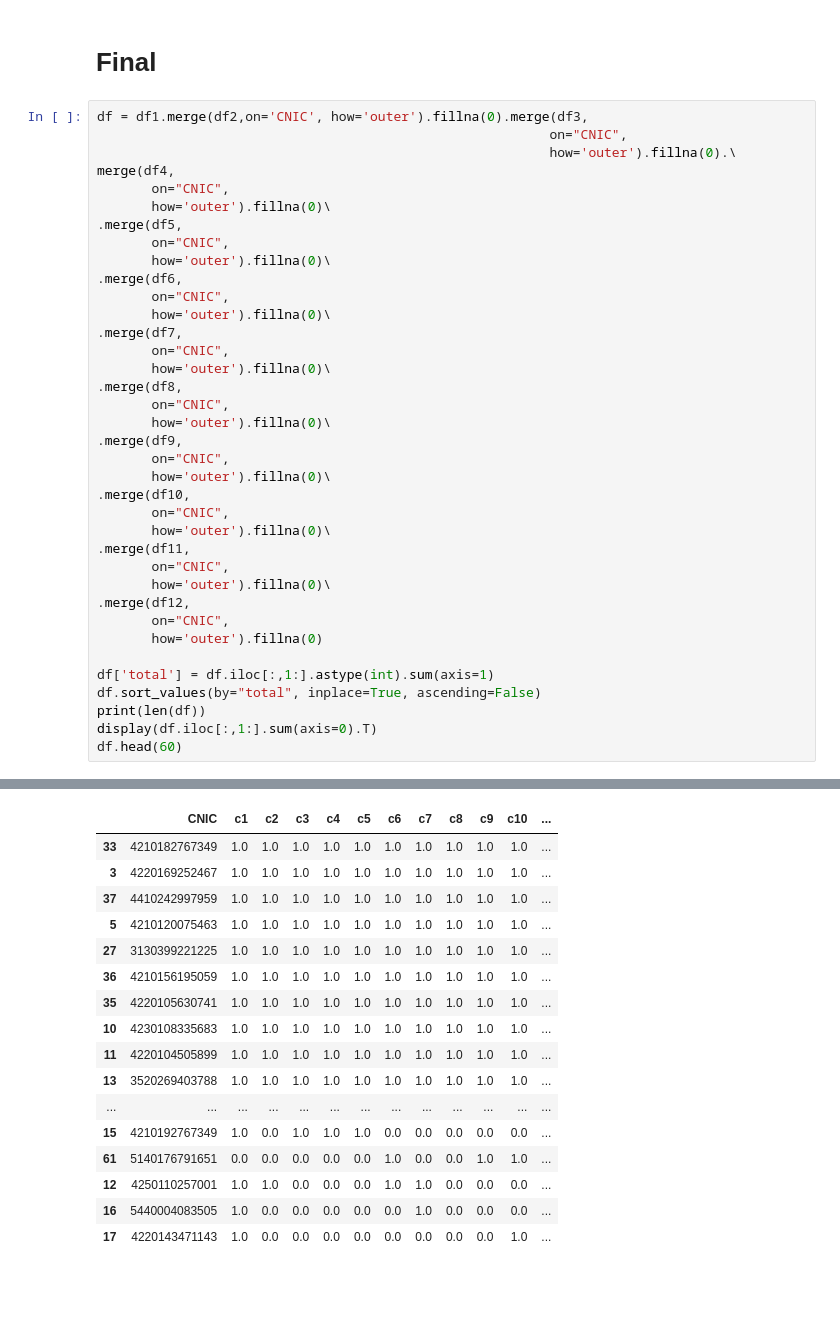
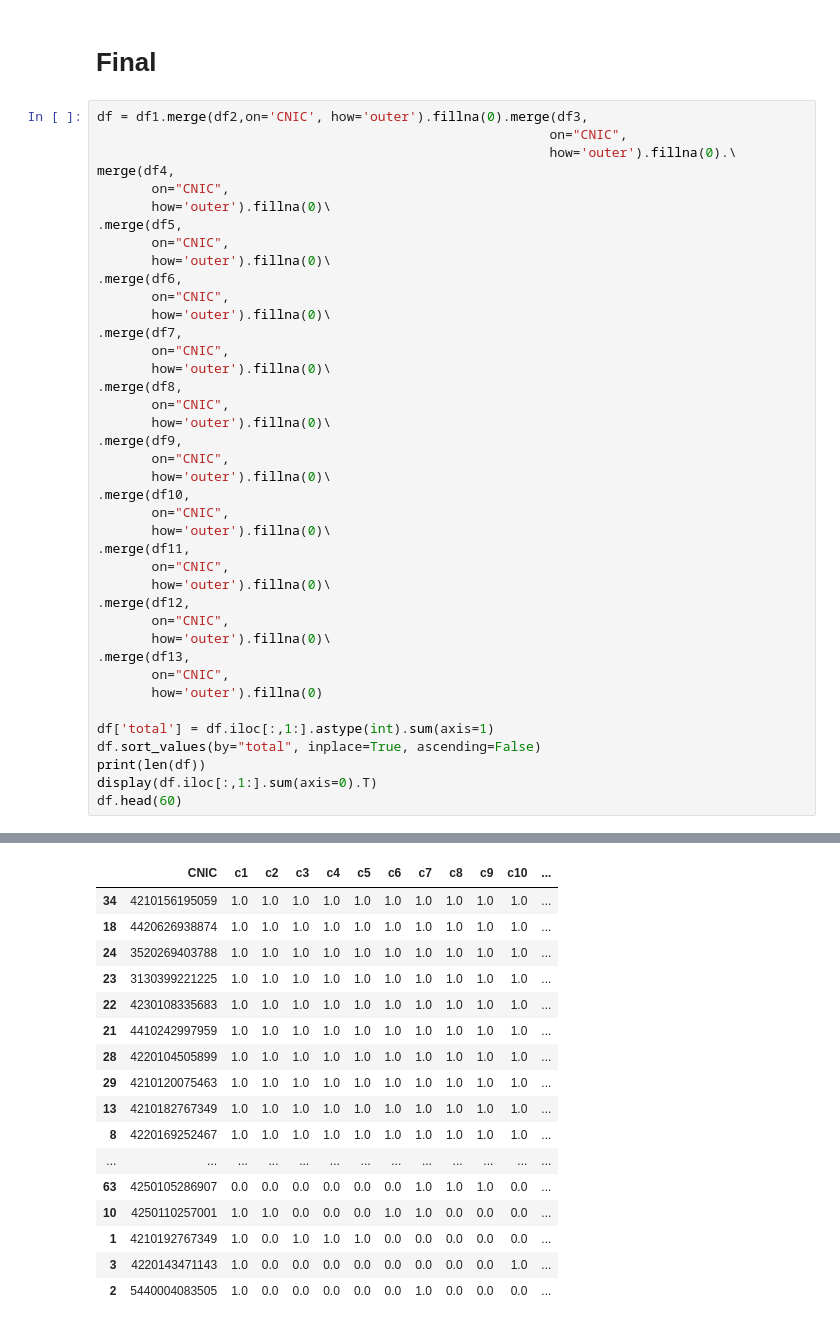
Before and after one commit to EnggQasim/NED_ML_batch3, a Jupyter notebook: attendance.ipynb, the cells around one changed output, grey strips where cells are left out. Drawn from its saved outputs; the diff is of its cells as text; blank space fills up the shorter version.

```diff
--- a/attendance.ipynb
+++ b/attendance.ipynb
@@ -2195,6 +2380,9 @@ merge(df4,
        how='outer').fillna(0)\
 .merge(df12,
        on="CNIC",
+       how='outer').fillna(0)\
+.merge(df13,
+       on="CNIC",
        how='outer').fillna(0)
 
 df['total'] = df.iloc[:,1:].astype(int).sum(axis=1)
@@ -2220,20 +2409,20 @@ total    553.0
 dtype: float64
 |  | CNIC | c1 | c2 | c3 | c4 | c5 | c6 | c7 | c8 | c9 | c10 | ... |
-| 33 | 4210182767349 | 1.0 | 1.0 | 1.0 | 1.0 | 1.0 | 1.0 | 1.0 | 1.0 | 1.0 | 1.0 | ... |
-| 3 | 4220169252467 | 1.0 | 1.0 | 1.0 | 1.0 | 1.0 | 1.0 | 1.0 | 1.0 | 1.0 | 1.0 | ... |
-| 37 | 4410242997959 | 1.0 | 1.0 | 1.0 | 1.0 | 1.0 | 1.0 | 1.0 | 1.0 | 1.0 | 1.0 | ... |
-| 5 | 4210120075463 | 1.0 | 1.0 | 1.0 | 1.0 | 1.0 | 1.0 | 1.0 | 1.0 | 1.0 | 1.0 | ... |
-| 27 | 3130399221225 | 1.0 | 1.0 | 1.0 | 1.0 | 1.0 | 1.0 | 1.0 | 1.0 | 1.0 | 1.0 | ... |
-| 36 | 4210156195059 | 1.0 | 1.0 | 1.0 | 1.0 | 1.0 | 1.0 | 1.0 | 1.0 | 1.0 | 1.0 | ... |
-| 35 | 4220105630741 | 1.0 | 1.0 | 1.0 | 1.0 | 1.0 | 1.0 | 1.0 | 1.0 | 1.0 | 1.0 | ... |
-| 10 | 4230108335683 | 1.0 | 1.0 | 1.0 | 1.0 | 1.0 | 1.0 | 1.0 | 1.0 | 1.0 | 1.0 | ... |
-| 11 | 4220104505899 | 1.0 | 1.0 | 1.0 | 1.0 | 1.0 | 1.0 | 1.0 | 1.0 | 1.0 | 1.0 | ... |
-| 13 | 3520269403788 | 1.0 | 1.0 | 1.0 | 1.0 | 1.0 | 1.0 | 1.0 | 1.0 | 1.0 | 1.0 | ... |
+| 34 | 4210156195059 | 1.0 | 1.0 | 1.0 | 1.0 | 1.0 | 1.0 | 1.0 | 1.0 | 1.0 | 1.0 | ... |
+| 18 | 4420626938874 | 1.0 | 1.0 | 1.0 | 1.0 | 1.0 | 1.0 | 1.0 | 1.0 | 1.0 | 1.0 | ... |
+| 24 | 3520269403788 | 1.0 | 1.0 | 1.0 | 1.0 | 1.0 | 1.0 | 1.0 | 1.0 | 1.0 | 1.0 | ... |
+| 23 | 3130399221225 | 1.0 | 1.0 | 1.0 | 1.0 | 1.0 | 1.0 | 1.0 | 1.0 | 1.0 | 1.0 | ... |
+| 22 | 4230108335683 | 1.0 | 1.0 | 1.0 | 1.0 | 1.0 | 1.0 | 1.0 | 1.0 | 1.0 | 1.0 | ... |
+| 21 | 4410242997959 | 1.0 | 1.0 | 1.0 | 1.0 | 1.0 | 1.0 | 1.0 | 1.0 | 1.0 | 1.0 | ... |
+| 28 | 4220104505899 | 1.0 | 1.0 | 1.0 | 1.0 | 1.0 | 1.0 | 1.0 | 1.0 | 1.0 | 1.0 | ... |
+| 29 | 4210120075463 | 1.0 | 1.0 | 1.0 | 1.0 | 1.0 | 1.0 | 1.0 | 1.0 | 1.0 | 1.0 | ... |
+| 13 | 4210182767349 | 1.0 | 1.0 | 1.0 | 1.0 | 1.0 | 1.0 | 1.0 | 1.0 | 1.0 | 1.0 | ... |
+| 8 | 4220169252467 | 1.0 | 1.0 | 1.0 | 1.0 | 1.0 | 1.0 | 1.0 | 1.0 | 1.0 | 1.0 | ... |
 | ... | ... | ... | ... | ... | ... | ... | ... | ... | ... | ... | ... | ... |
-| 15 | 4210192767349 | 1.0 | 0.0 | 1.0 | 1.0 | 1.0 | 0.0 | 0.0 | 0.0 | 0.0 | 0.0 | ... |
-| 61 | 5140176791651 | 0.0 | 0.0 | 0.0 | 0.0 | 0.0 | 1.0 | 0.0 | 0.0 | 1.0 | 1.0 | ... |
-| 12 | 4250110257001 | 1.0 | 1.0 | 0.0 | 0.0 | 0.0 | 1.0 | 1.0 | 0.0 | 0.0 | 0.0 | ... |
-| 16 | 5440004083505 | 1.0 | 0.0 | 0.0 | 0.0 | 0.0 | 0.0 | 1.0 | 0.0 | 0.0 | 0.0 | ... |
-| 17 | 4220143471143 | 1.0 | 0.0 | 0.0 | 0.0 | 0.0 | 0.0 | 0.0 | 0.0 | 0.0 | 1.0 | ... |
+| 63 | 4250105286907 | 0.0 | 0.0 | 0.0 | 0.0 | 0.0 | 0.0 | 1.0 | 1.0 | 1.0 | 0.0 | ... |
+| 10 | 4250110257001 | 1.0 | 1.0 | 0.0 | 0.0 | 0.0 | 1.0 | 1.0 | 0.0 | 0.0 | 0.0 | ... |
+| 1 | 4210192767349 | 1.0 | 0.0 | 1.0 | 1.0 | 1.0 | 0.0 | 0.0 | 0.0 | 0.0 | 0.0 | ... |
+| 3 | 4220143471143 | 1.0 | 0.0 | 0.0 | 0.0 | 0.0 | 0.0 | 0.0 | 0.0 | 0.0 | 1.0 | ... |
+| 2 | 5440004083505 | 1.0 | 0.0 | 0.0 | 0.0 | 0.0 | 0.0 | 1.0 | 0.0 | 0.0 | 0.0 | ... |
 # %%
 df[df.c10==0]
```
Also changed, not shown: parts of 17 cells of this notebook, 2 other files.
